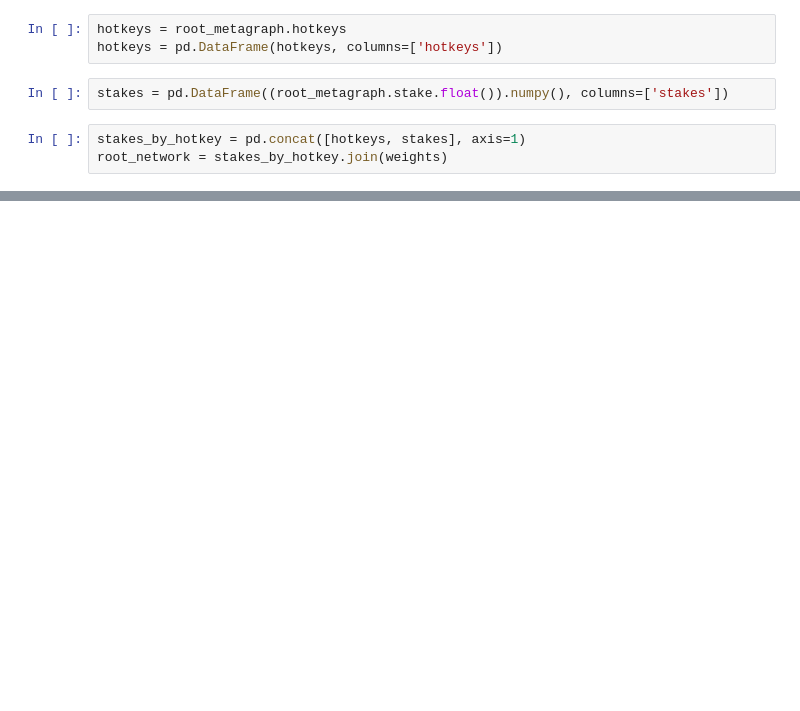
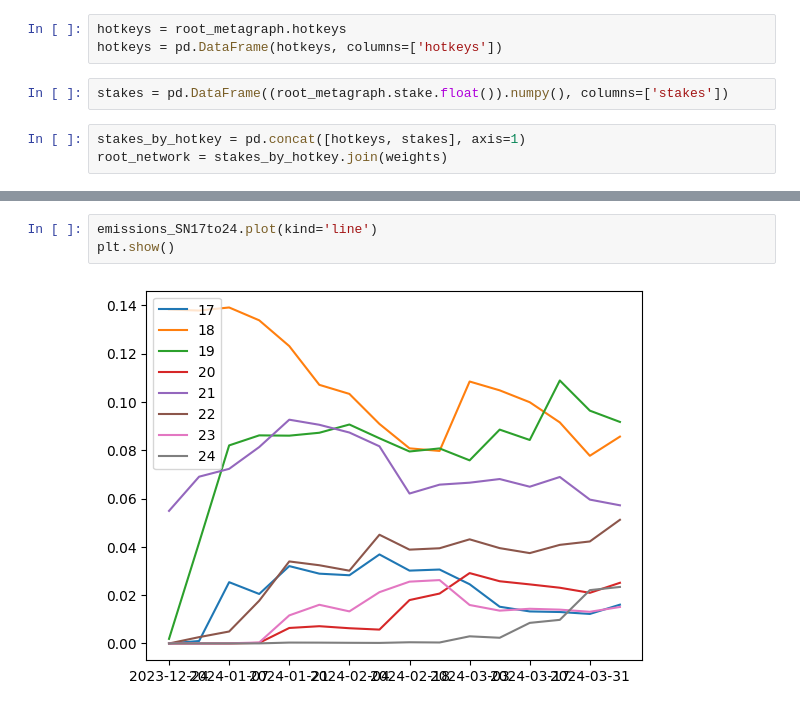
Before and after one commit to Mentat-Minds/network-analysis, a Jupyter notebook: analytics/root-network.ipynb, the cells around one changed output, grey strips where cells are left out. Cells and saved outputs as stored; diff of their text form; blank space fills up the shorter version.

```diff
--- a/analytics/root-network.ipynb
+++ b/analytics/root-network.ipynb
@@ -54,0 +150,5 @@ plt.show()
+# %%
+emissions_SN17to24.plot(kind='line')
+plt.show()
+# %% [output]
+[figure, added]
```
Also changed, not shown: parts of 12 cells of this notebook.
